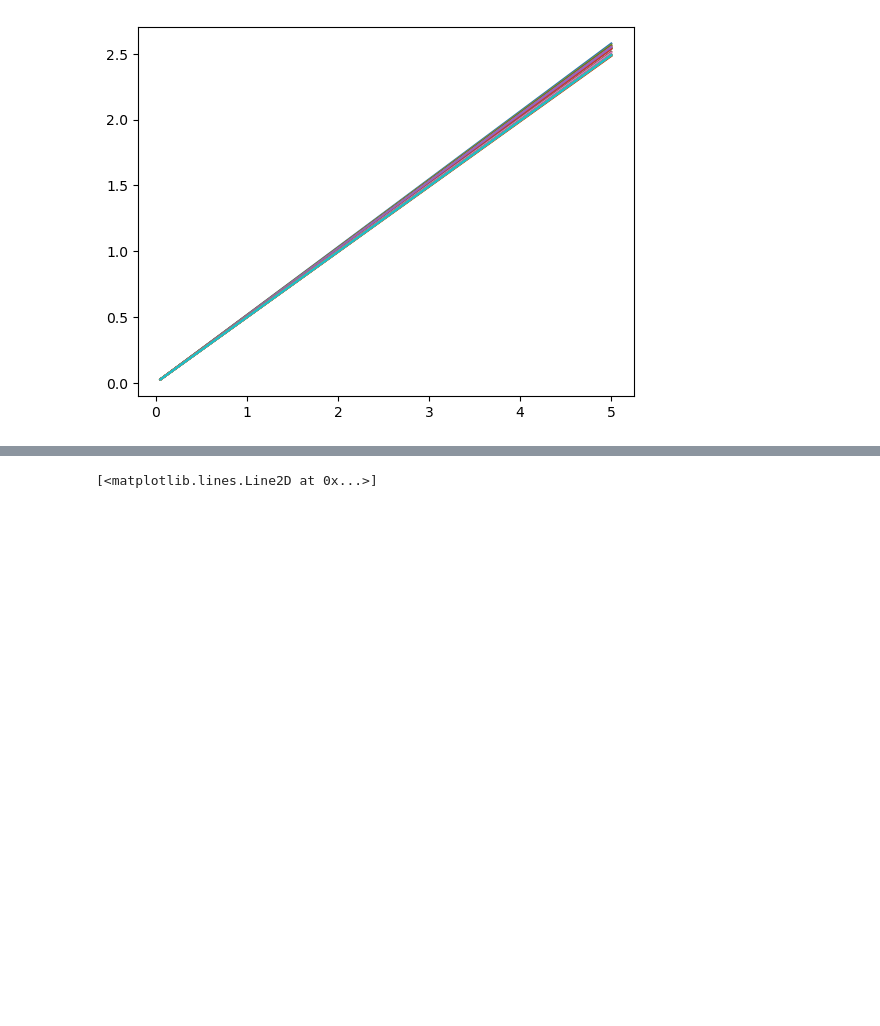
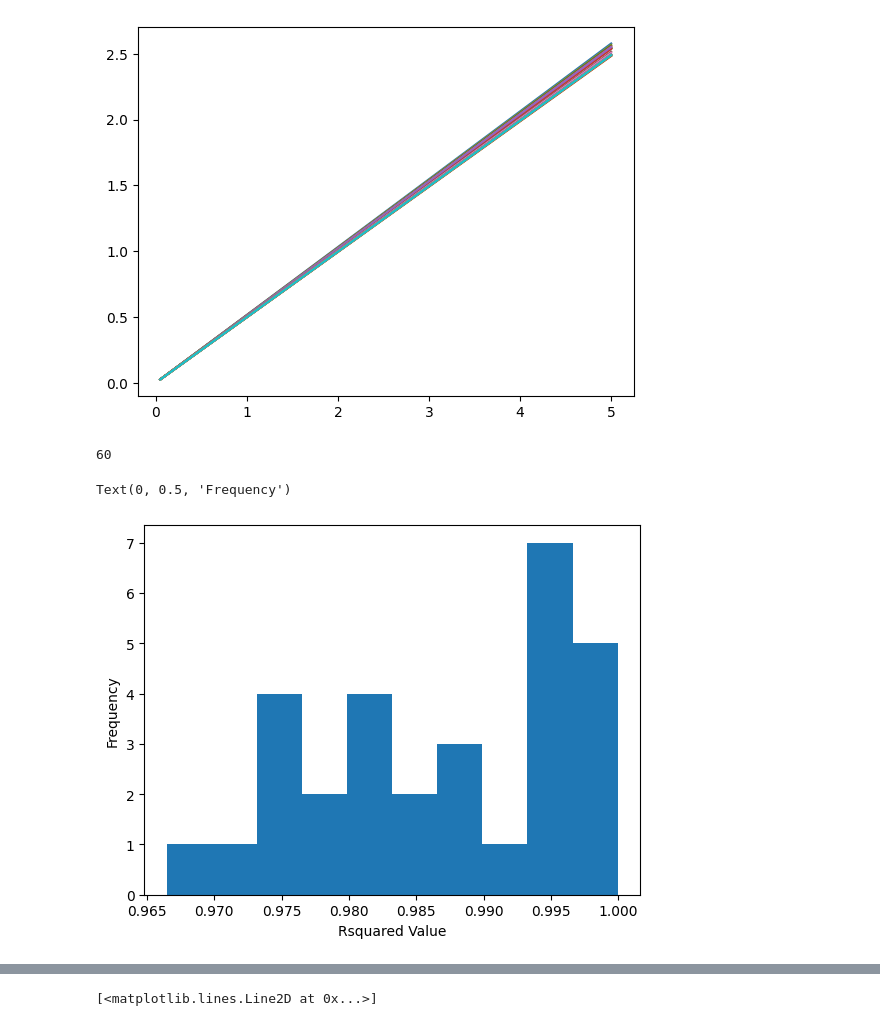
Before and after one commit to jeremiah-theisenschool/belhavencs, a Jupyter notebook: csc311/robot-analysis.ipynb, the cells around one changed output, grey strips where cells are left out. Cells and saved outputs as stored; diff of their text form; code cells hidden in the pictures; blank space fills up the shorter version.

```diff
--- a/csc311/robot-analysis.ipynb
+++ b/csc311/robot-analysis.ipynb
@@ -477,32 +484,48 @@ r2lines1 = []
 for i in range(15):
     x = np.reshape(list(r2trimmed[i]['Latest: Time (s)']), (-1, 1))
     y = np.reshape(list(r2trimmed[i]['Latest: Position (m)']), (-1, 1))
     m = LinearRegression(fit_intercept=True).fit(x, y)
     l = m.predict(x)
     r2lines1.append(l)
 
 r2lines2 = []
 for i in range(15):
     x = np.reshape(list(r2trimmed[i + 15]['Latest: Time (s)']), (-1, 1))
     y = np.reshape(list(r2trimmed[i + 15]['Latest: Position (m)']), (-1, 1))
     m = LinearRegression(fit_intercept=True).fit(x, y)
     l = m.predict(x)
     r2lines2.append(l)
 
 r2lines1nointercept = []
+r2coefs = []
+r2rsquared = []
 for i in range(15):
     x = np.reshape(list(r2trimmed[i]['Latest: Time (s)']), (-1, 1))
     y = np.reshape(list(r2trimmed[i]['Latest: Position (m)']), (-1, 1))
     m = LinearRegression(fit_intercept=True).fit(x, y)
-    c = float(m.coef_)
+    c = float(m.coef_[0][0])
     l = makeline(c)
     r2lines1nointercept.append(l)
+    r2coefs.append(c)
+    r2rsquared.append(sklearn.metrics.r2_score(y, l[9 : 80]))
 
 r2lines2nointercept = []
 for i in range(15):
     x = np.reshape(list(r2trimmed[i + 15]['Latest: Time (s)']), (-1, 1))
     y = np.reshape(list(r2trimmed[i + 15]['Latest: Position (m)']), (-1, 1))
     m = LinearRegression(fit_intercept=True).fit(x, y)
-    c = float(m.coef_)
+    c = float(m.coef_[0][0])
     l = makeline(c)
     r2lines2nointercept.append(l)
+    r2coefs.append(c)
+    r2rsquared.append(sklearn.metrics.r2_score(y, l[9 : 80]))
+
+allrsquared = r1rsquared + r2rsquared
+print(len(allrsquared))
+plt.hist(r1rsquared)
+plt.xlabel('Rsquared Value')
+plt.ylabel('Frequency')
+# %% [output]
+60
+Text(0, 0.5, 'Frequency')
+[figure, added]
```
Also changed, not shown: parts of 15 cells of this notebook.
